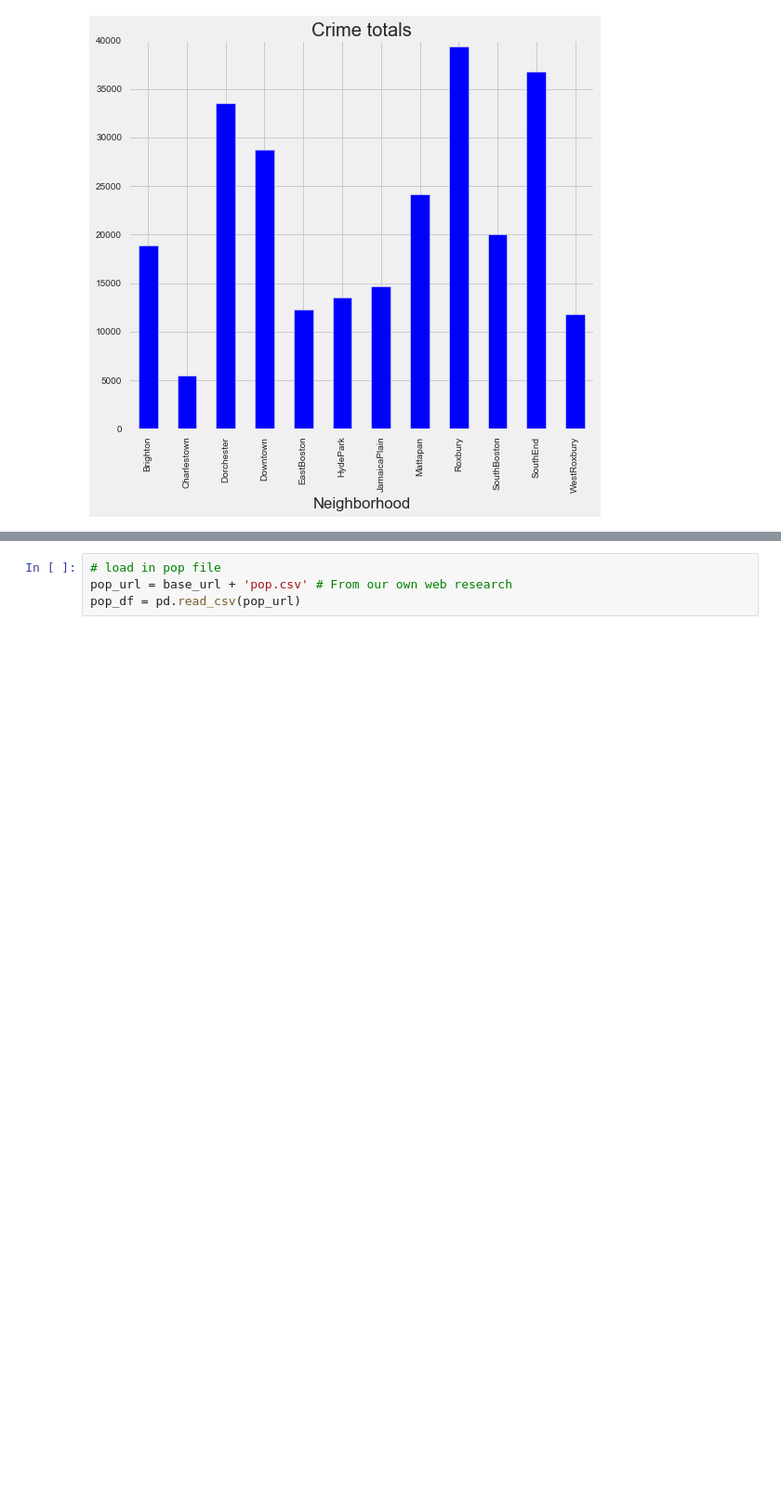
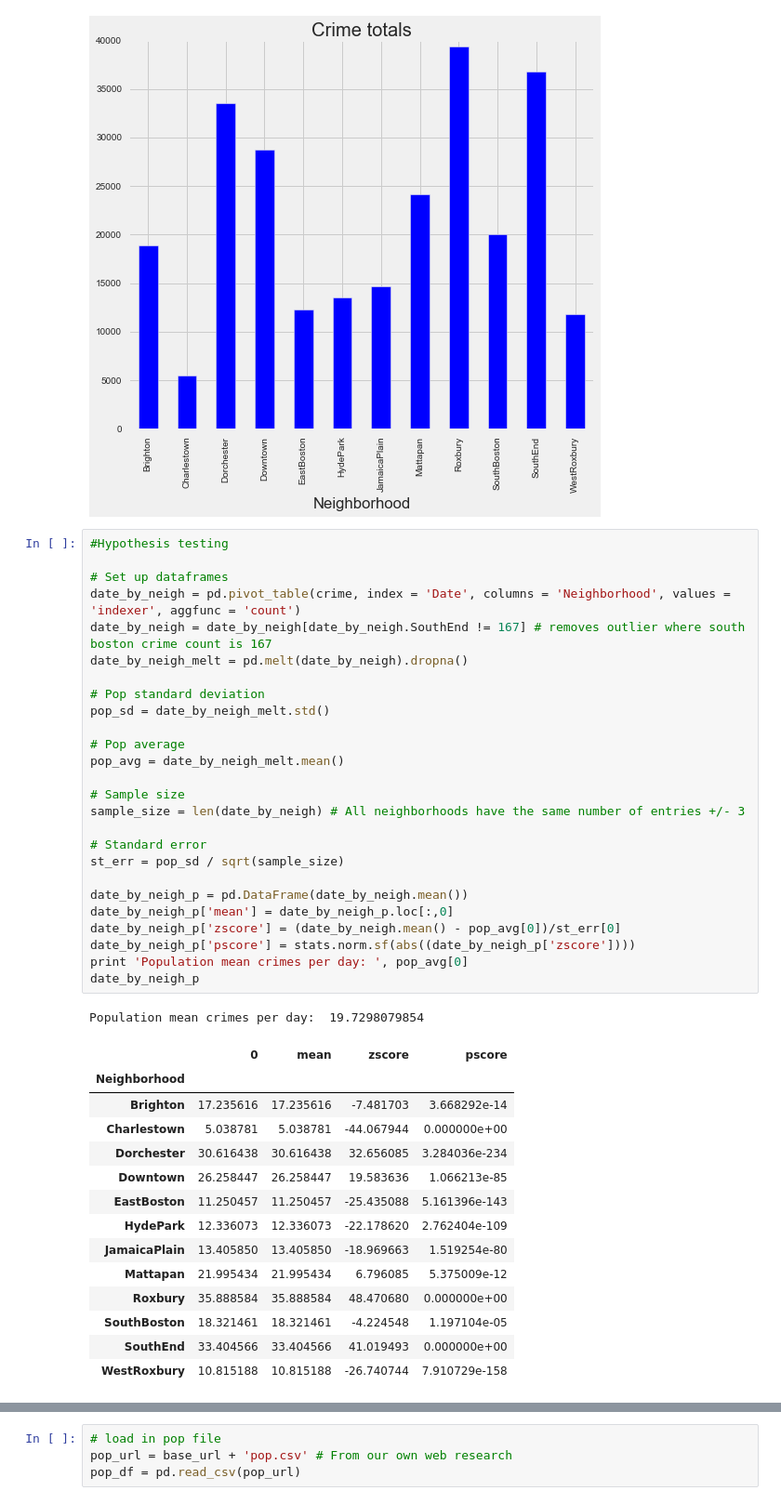
Before and after one commit to aisaacso/SafeBoss, a Jupyter notebook: crimes.ipynb, the cells around one changed output, grey strips where cells are left out. Shown at 93% size. Saved outputs shown, nothing was run; the diff lists cells and outputs as text; blank space fills up the shorter version.

Commit message:
add ptest of neighborhood diff

```diff
--- a/crimes.ipynb
+++ b/crimes.ipynb
@@ -264,3 +269,45 @@ reptd.plot(kind = 'bar', sort_columns = True, title = 'Crime totals', figsize =
 # %% [output]
 <matplotlib.axes._subplots.AxesSubplot at 0x...>
 [figure]
+# %%
+#Hypothesis testing
+
+# Set up dataframes
+date_by_neigh = pd.pivot_table(crime, index = 'Date', columns = 'Neighborhood', values = 'indexer', aggfunc = 'count')
+date_by_neigh = date_by_neigh[date_by_neigh.SouthEnd != 167] # removes outlier where south boston crime count is 167
+date_by_neigh_melt = pd.melt(date_by_neigh).dropna()
+
+# Pop standard deviation
+pop_sd = date_by_neigh_melt.std()
+
+# Pop average
+pop_avg = date_by_neigh_melt.mean()
+
+# Sample size
+sample_size = len(date_by_neigh) # All neighborhoods have the same number of entries +/- 3
+
+# Standard error
+st_err = pop_sd / sqrt(sample_size)
+
+date_by_neigh_p = pd.DataFrame(date_by_neigh.mean())
+date_by_neigh_p['mean'] = date_by_neigh_p.loc[:,0]
+date_by_neigh_p['zscore'] = (date_by_neigh.mean() - pop_avg[0])/st_err[0]
+date_by_neigh_p['pscore'] = stats.norm.sf(abs((date_by_neigh_p['zscore'])))
+print 'Population mean crimes per day: ', pop_avg[0]
+date_by_neigh_p
+# %% [output]
+Population mean crimes per day:  19.7298079854
+|  | 0 | mean | zscore | pscore |
+| Neighborhood |  |  |  |  |
+| Brighton | 17.235616 | 17.235616 | -7.481703 | 3.668292e-14 |
+| Charlestown | 5.038781 | 5.038781 | -44.067944 | 0.000000e+00 |
+| Dorchester | 30.616438 | 30.616438 | 32.656085 | 3.284036e-234 |
+| Downtown | 26.258447 | 26.258447 | 19.583636 | 1.066213e-85 |
+| EastBoston | 11.250457 | 11.250457 | -25.435088 | 5.161396e-143 |
+| HydePark | 12.336073 | 12.336073 | -22.178620 | 2.762404e-109 |
+| JamaicaPlain | 13.405850 | 13.405850 | -18.969663 | 1.519254e-80 |
+| Mattapan | 21.995434 | 21.995434 | 6.796085 | 5.375009e-12 |
+| Roxbury | 35.888584 | 35.888584 | 48.470680 | 0.000000e+00 |
+| SouthBoston | 18.321461 | 18.321461 | -4.224548 | 1.197104e-05 |
+| SouthEnd | 33.404566 | 33.404566 | 41.019493 | 0.000000e+00 |
+| WestRoxbury | 10.815188 | 10.815188 | -26.740744 | 7.910729e-158 |
```
Also changed, not shown: parts of 13 cells of this notebook.
